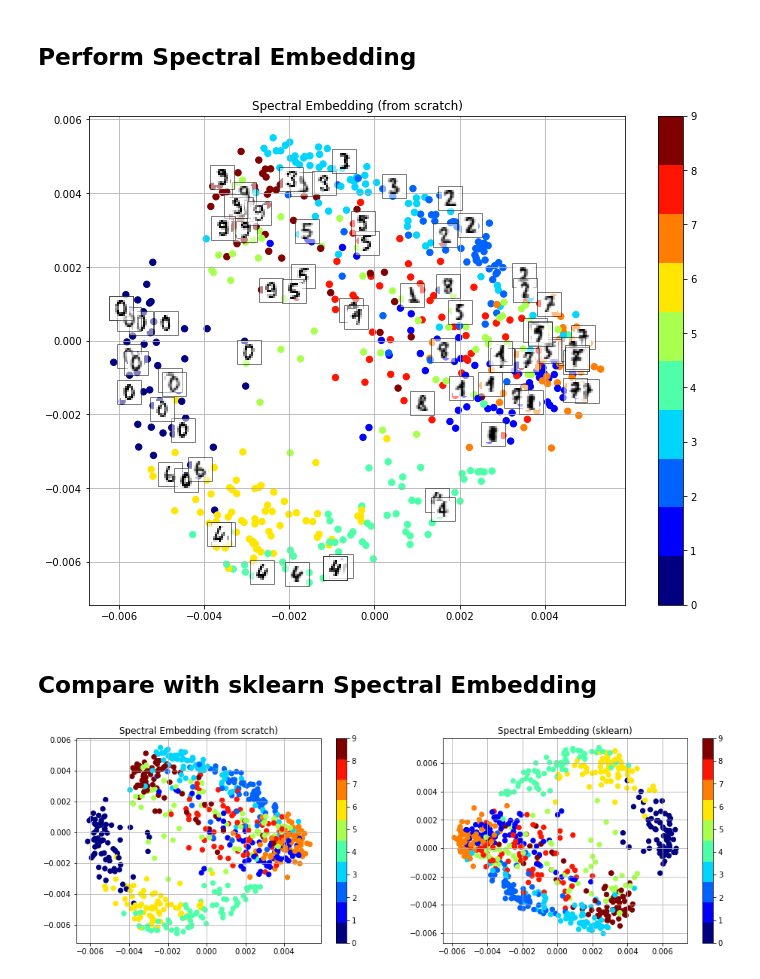
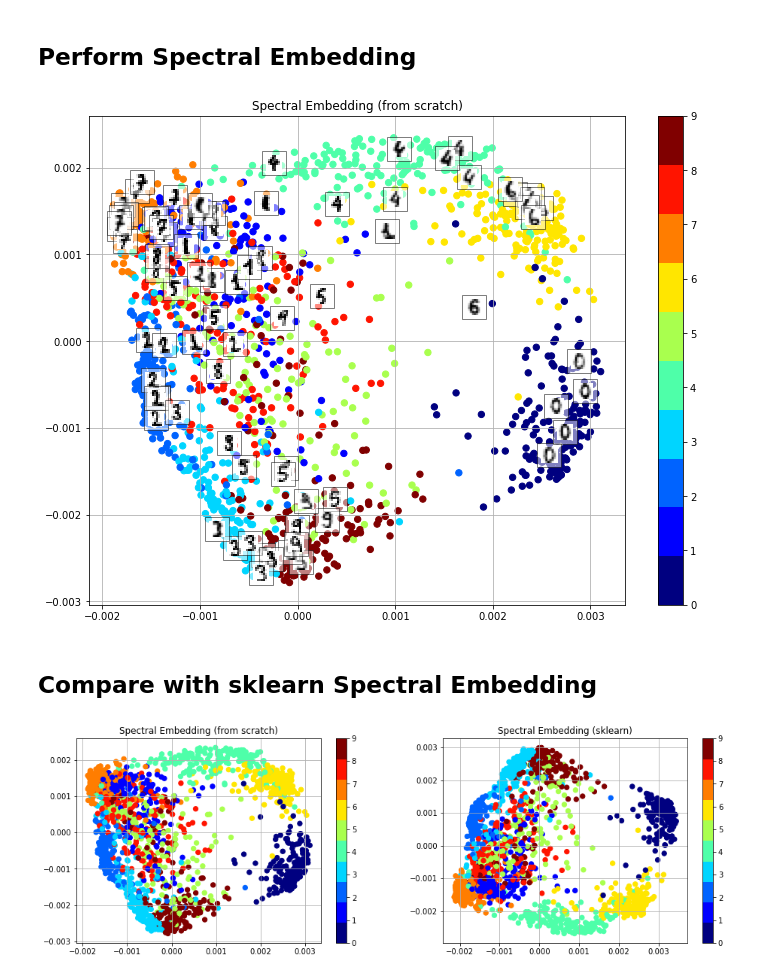
Before and after one commit to kspilario/DS397_comp, a Jupyter notebook: Nearest_Neighbor/spectral_embed_mnist.ipynb, the cells around one changed output. Drawn from its saved outputs; the diff is of its cells as text; code cells hidden in the pictures.

```diff
--- a/Nearest_Neighbor/spectral_embed_mnist.ipynb
+++ b/Nearest_Neighbor/spectral_embed_mnist.ipynb
@@ -47,3 +38,5 @@ print(y2.shape)
+# %%
+X = MinMaxScaler().fit_transform(X)
 # %% [markdown]
 ## Define the kNN graph and Spectral Embedding classes
 # %%
@@ -106,49 +99,49 @@ class SpectralEmbed:
 # %% [markdown]
 ## Perform Spectral Embedding
 # %%
-spec = SpectralEmbed(metric='euclidean', k=120)
-scores = spec.fit_transform(X2)
+spec = SpectralEmbed(metric='euclidean', k=220)
+scores = spec.fit_transform(X)
 # %%
 # Visualize the 2D embedding
 fig, ax = plt.subplots(figsize=(12, 9))
 
-for i in np.random.randint(len(y2),size=80):
-    imagebox = offsetbox.AnnotationBbox(offsetbox.OffsetImage(X2[i].reshape((8,8)),
+for i in np.random.randint(len(y),size=80):
+    imagebox = offsetbox.AnnotationBbox(offsetbox.OffsetImage(X[i].reshape((8,8)),
                                                               cmap=plt.cm.gray_r, zoom=2),
                                         xy=scores[i,:], xybox=scores[i,:], bboxprops=dict(alpha=0.5))
     ax.add_artist(imagebox)
 
-plt.scatter(scores[:,0], scores[:,1], c=y2, s=40,
+plt.scatter(scores[:,0], scores[:,1], c=y, s=40,
             cmap=plt.cm.get_cmap("jet", 10))
 plt.title('Spectral Embedding (from scratch)')
 plt.colorbar()
 plt.grid()
 plt.show()
 # %% [output]
-[figure, old version]
+[figure, new version]
 # %% [markdown]
 ## Compare with sklearn Spectral Embedding
 # %%
 from sklearn.manifold import SpectralEmbedding
 
-embedding = SpectralEmbedding(n_components=2, n_neighbors=120)
-scores2 = embedding.fit_transform(X2)
+embedding = SpectralEmbedding(n_components=2, n_neighbors=220)
+scores2 = embedding.fit_transform(X)
 
 
 plt.figure(figsize=(16, 5))
 plt.subplot(121)
-plt.scatter(scores[:,0], scores[:,1], c=y2, s=40,
+plt.scatter(scores[:,0], scores[:,1], c=y, s=40,
             cmap=plt.cm.get_cmap("jet", 10))
 plt.title('Spectral Embedding (from scratch)')
 plt.colorbar()
 plt.grid()
 
 plt.subplot(122)
-plt.scatter(scores2[:,0], scores2[:,1], c=y2, s=40,
+plt.scatter(scores2[:,0], scores2[:,1], c=y, s=40,
             cmap=plt.cm.get_cmap("jet", 10))
 plt.title('Spectral Embedding (sklearn)')
 plt.colorbar()
 plt.grid()
 plt.show()
 # %% [output]
-[figure, old version]
+[figure, new version]
```
Also changed, not shown: parts of 4 cells of this notebook.
